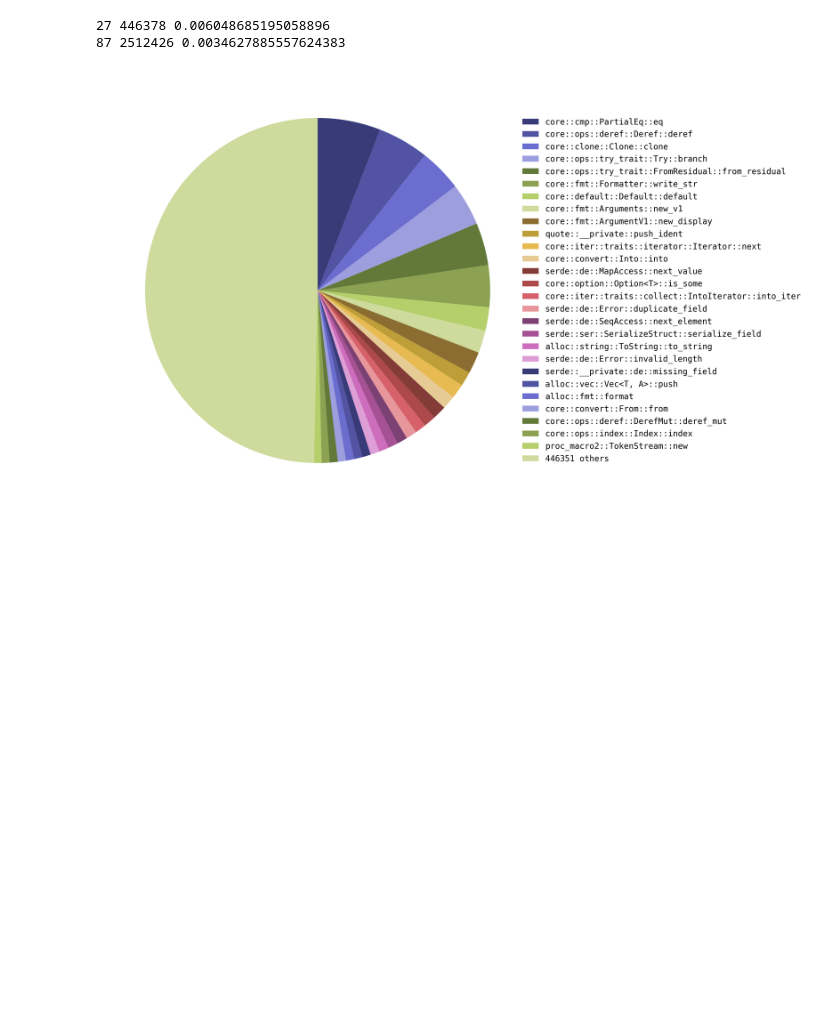
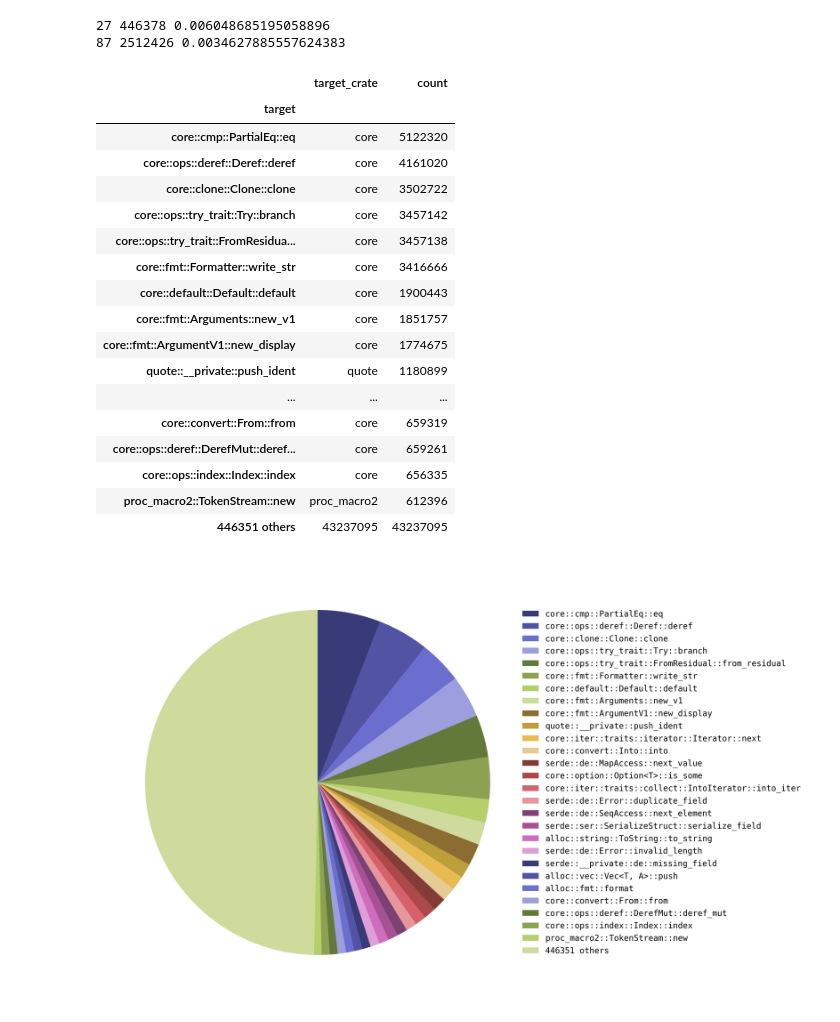
Before and after one commit to juliand665/qrates-eval, a Jupyter notebook: reports/call_target.ipynb, the cells around one changed output. Cells and saved outputs as stored; diff of their text form; code cells hidden in the pictures; blank space fills up the shorter version.

```diff
--- a/reports/call_target.ipynb
+++ b/reports/call_target.ipynb
@@ -558,7 +553,27 @@ print(majority_by_call, len(cumulative_counts), 100 * majority_by_call / len(cum
 # %%
 top_usage_counts = by_target.copy()
 top_usage_counts.set_index('target', inplace=True)
-cut_off_after_top(27, top_usage_counts)
+top_usage_counts = cut_off_after_top(27, top_usage_counts)
+top_usage_counts
+# %% [output]
+|  | target_crate | count |
+| target |  |  |
+| core::cmp::PartialEq::eq | core | 5122320 |
+| core::ops::deref::Deref::deref | core | 4161020 |
+| core::clone::Clone::clone | core | 3502722 |
+| core::ops::try_trait::Try::branch | core | 3457142 |
+| core::ops::try_trait::FromResidua... | core | 3457138 |
+| core::fmt::Formatter::write_str | core | 3416666 |
+| core::default::Default::default | core | 1900443 |
+| core::fmt::Arguments::new_v1 | core | 1851757 |
+| core::fmt::ArgumentV1::new_display | core | 1774675 |
+| quote::__private::push_ident | quote | 1180899 |
+| ... | ... | ... |
+| core::convert::From::from | core | 659319 |
+| core::ops::deref::DerefMut::deref... | core | 659261 |
+| core::ops::index::Index::index | core | 656335 |
+| proc_macro2::TokenStream::new | proc_macro2 | 612396 |
+| 446351 others | 43237095 | 43237095 |
 # %%
 
 fig, ax = plt.subplots(figsize=(17, 9.5))
```
Also changed, not shown: parts of 11 cells of this notebook, 1 other file.
